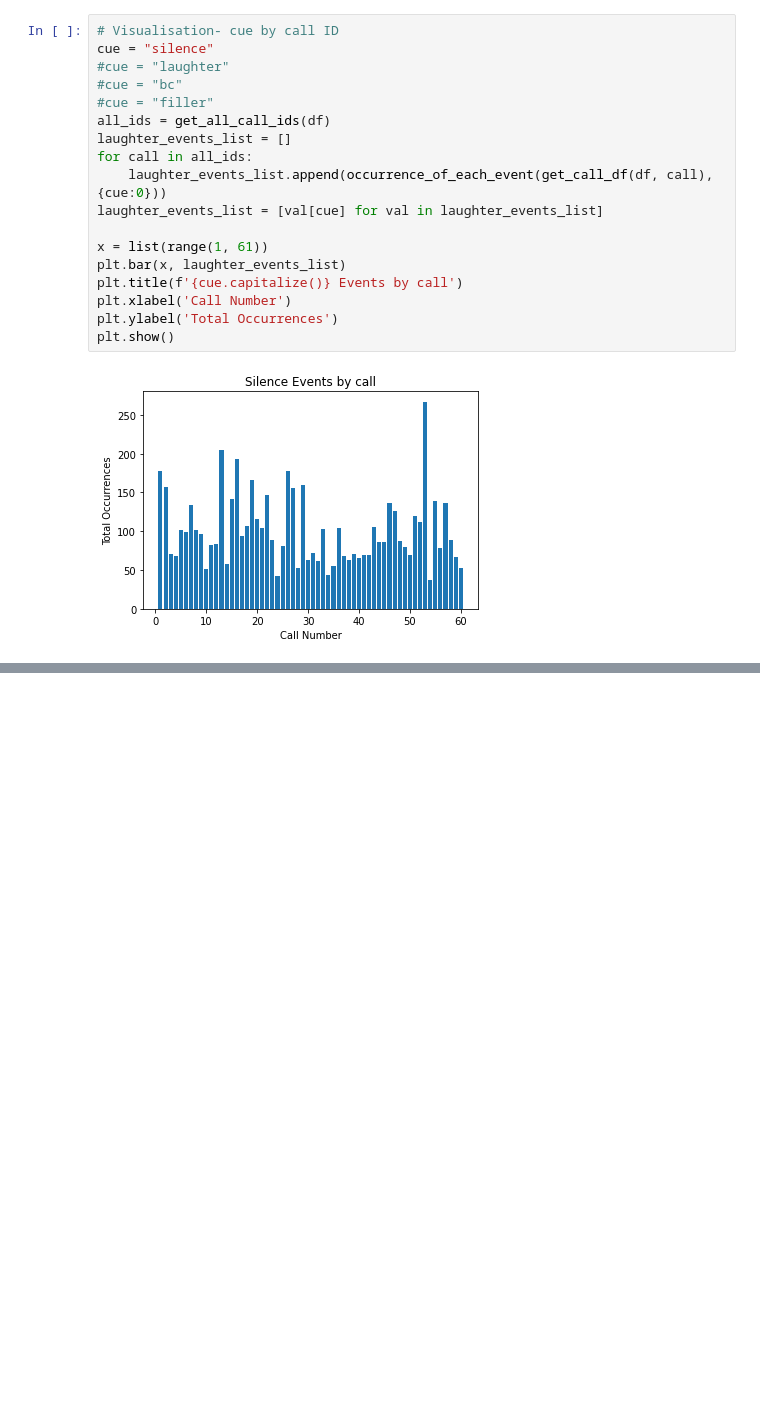
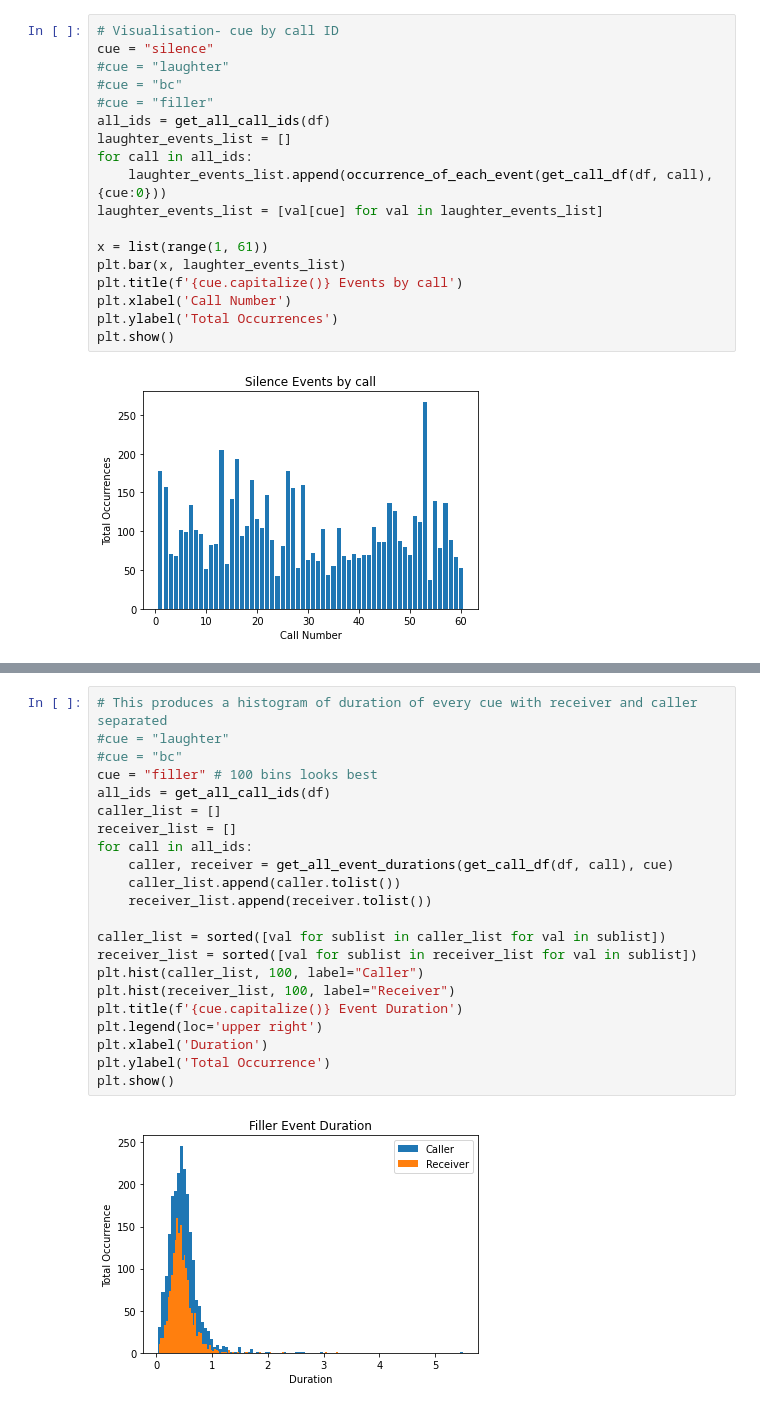
Before and after one commit to euronite/ConversationalBrowser, a Jupyter notebook: jupyter notebooks/data manipulation.ipynb, the cells around one changed output, grey strips where cells are left out. Drawn from its saved outputs; the diff is of its cells as text; blank space fills up the shorter version.

```diff
--- a/jupyter notebooks/data manipulation.ipynb
+++ b/jupyter notebooks/data manipulation.ipynb
@@ -372,0 +447,24 @@ plt.show()
+# %%
+# This produces a histogram of duration of every cue with receiver and caller separated
+#cue = "laughter"
+#cue = "bc"
+cue = "filler" # 100 bins looks best
+all_ids = get_all_call_ids(df)
+caller_list = []
+receiver_list = []
+for call in all_ids:
+    caller, receiver = get_all_event_durations(get_call_df(df, call), cue)
+    caller_list.append(caller.tolist())
+    receiver_list.append(receiver.tolist())
+
+caller_list = sorted([val for sublist in caller_list for val in sublist])
+receiver_list = sorted([val for sublist in receiver_list for val in sublist])
+plt.hist(caller_list, 100, label="Caller")
+plt.hist(receiver_list, 100, label="Receiver")
+plt.title(f'{cue.capitalize()} Event Duration')
+plt.legend(loc='upper right')
+plt.xlabel('Duration')
+plt.ylabel('Total Occurrence')
+plt.show()
+# %% [output]
+[figure, added]
```
Also changed, not shown: parts of 5 cells of this notebook.
